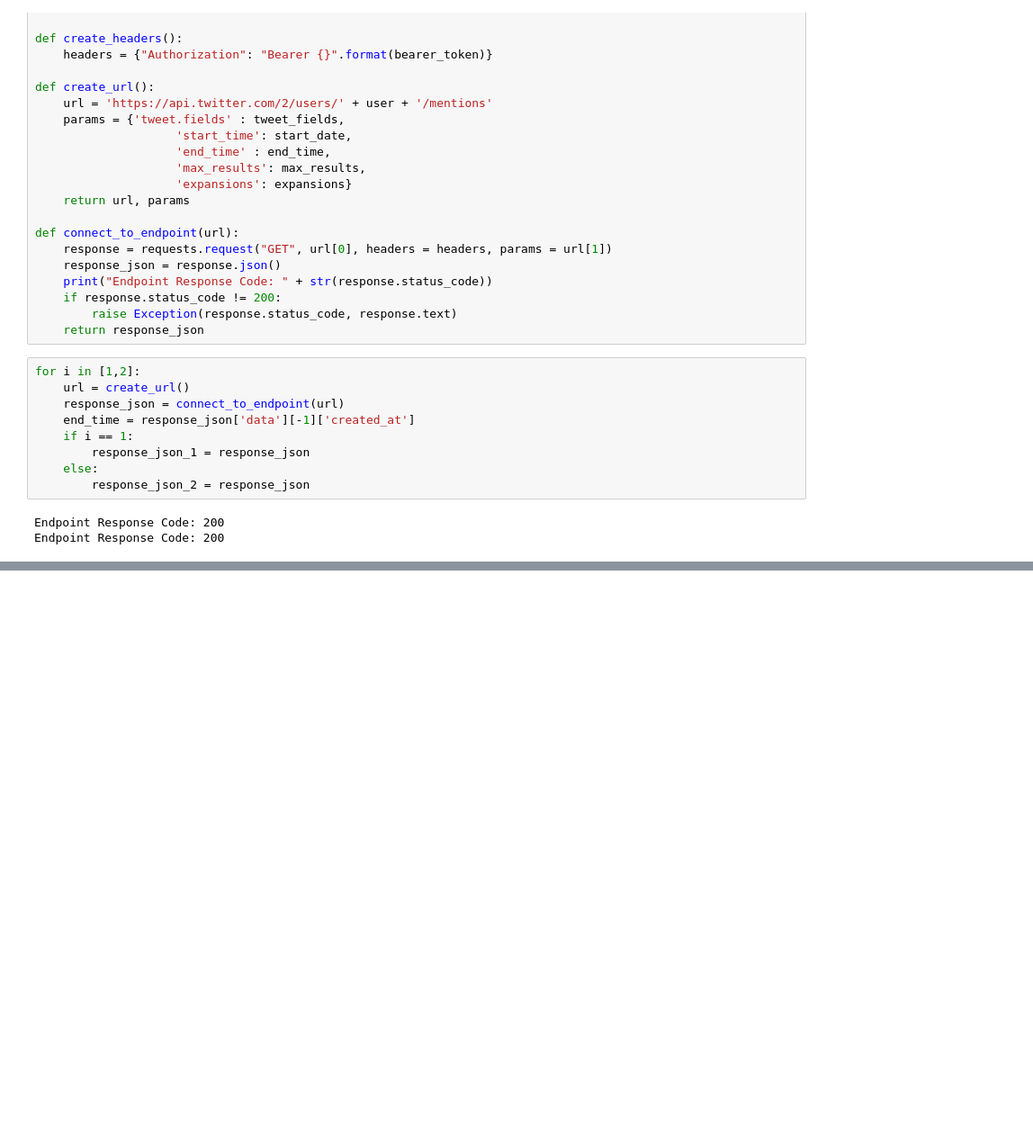
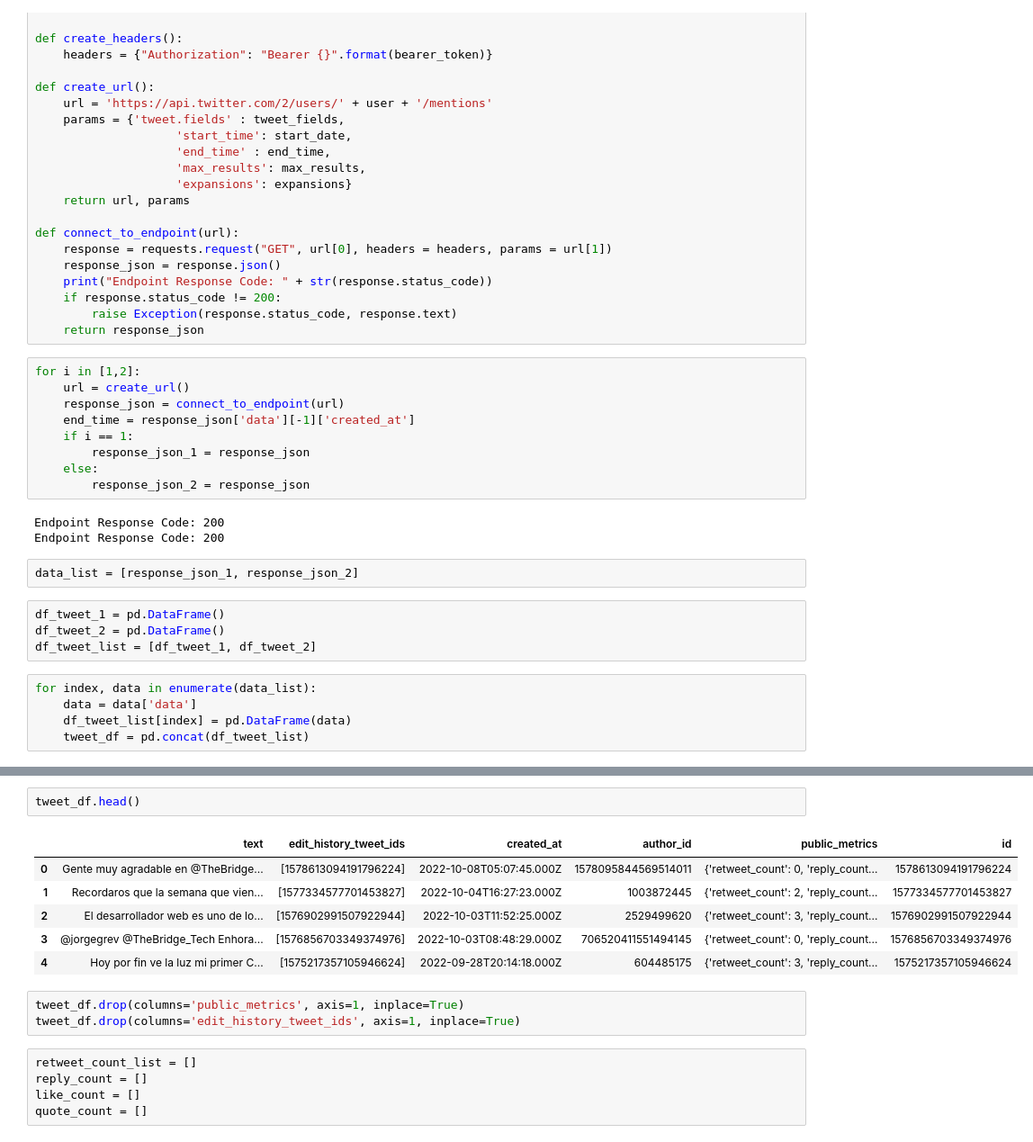
Before and after one commit to laurabarredaagusti/takehome, a Jupyter notebook: notebooks/extract_data.ipynb, the cells around one changed output, grey strips where cells are left out. Shown: that part at 90% size. Cells and saved outputs as stored; diff of their text form; blank space fills up the shorter version.

```diff
--- a/notebooks/extract_data.ipynb
+++ b/notebooks/extract_data.ipynb
@@ -86,3 +88,14 @@ for i in [1,2]:
 # %% [output]
 Endpoint Response Code: 200
 Endpoint Response Code: 200
+# %%
+data_list = [response_json_1, response_json_2]
+# %%
+df_tweet_1 = pd.DataFrame()
+df_tweet_2 = pd.DataFrame()
+df_tweet_list = [df_tweet_1, df_tweet_2]
+# %%
+for index, data in enumerate(data_list):
+    data = data['data']
+    df_tweet_list[index] = pd.DataFrame(data)
+    tweet_df = pd.concat(df_tweet_list)
@@ -88,0 +118,17 @@ Endpoint Response Code: 200
+# %%
+tweet_df.head()
+# %% [output]
+|  | text | edit_history_tweet_ids | created_at | author_id | public_metrics | id |
+| 0 | Gente muy agradable en @TheBridge... | [1578613094191796224] | 2022-10-08T05:07:45.000Z | 1578095844569514011 | {'retweet_count': 0, 'reply_count... | 1578613094191796224 |
+| 1 | Recordaros que la semana que vien... | [1577334577701453827] | 2022-10-04T16:27:23.000Z | 1003872445 | {'retweet_count': 2, 'reply_count... | 1577334577701453827 |
+| 2 | El desarrollador web es uno de lo... | [1576902991507922944] | 2022-10-03T11:52:25.000Z | 2529499620 | {'retweet_count': 3, 'reply_count... | 1576902991507922944 |
+| 3 | @jorgegrev @TheBridge_Tech Enhora... | [1576856703349374976] | 2022-10-03T08:48:29.000Z | 706520411551494145 | {'retweet_count': 0, 'reply_count... | 1576856703349374976 |
+| 4 | Hoy por fin ve la luz mi primer C... | [1575217357105946624] | 2022-09-28T20:14:18.000Z | 604485175 | {'retweet_count': 3, 'reply_count... | 1575217357105946624 |
+# %%
+tweet_df.drop(columns='public_metrics', axis=1, inplace=True)
+tweet_df.drop(columns='edit_history_tweet_ids', axis=1, inplace=True)
+# %%
+retweet_count_list = []
+reply_count = []
+like_count = []
+quote_count = []
```
Also changed, not shown: parts of 12 cells of this notebook, 1 other file.
